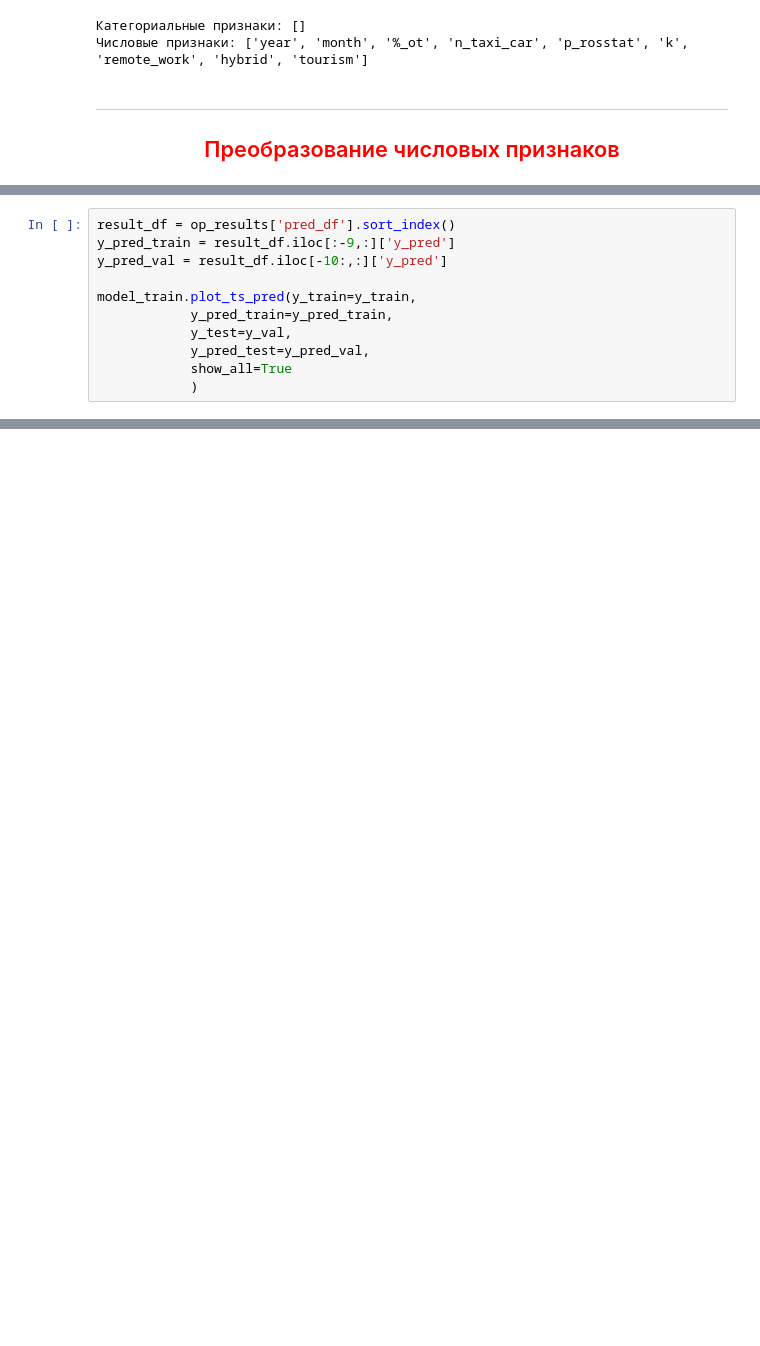
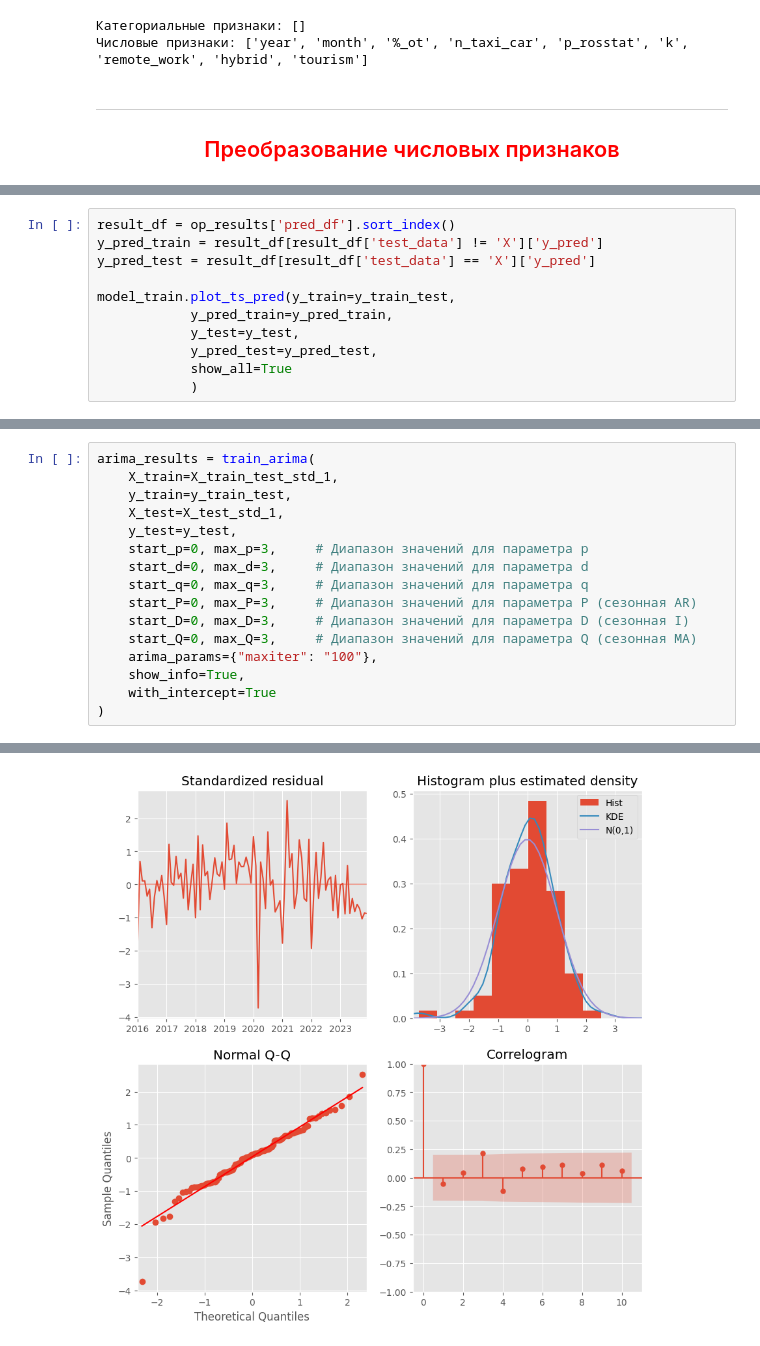
Before and after one commit to NazarovMichail/ds_nms, a Jupyter notebook: data_ts_test.ipynb, the cells around one changed output, grey strips where cells are left out. Drawn from its saved outputs; the diff is of its cells as text; blank space fills up the shorter version.

```diff
--- a/data_ts_test.ipynb
+++ b/data_ts_test.ipynb
@@ -261,12 +317,12 @@ display(op_results['test_metrics'])
 # %%
 result_df = op_results['pred_df'].sort_index()
-y_pred_train = result_df.iloc[:-9,:]['y_pred']
-y_pred_val = result_df.iloc[-10:,:]['y_pred']
+y_pred_train = result_df[result_df['test_data'] != 'X']['y_pred']
+y_pred_test = result_df[result_df['test_data'] == 'X']['y_pred']
 
-model_train.plot_ts_pred(y_train=y_train,
+model_train.plot_ts_pred(y_train=y_train_test,
             y_pred_train=y_pred_train,
-            y_test=y_val,
-            y_pred_test=y_pred_val,
+            y_test=y_test,
+            y_pred_test=y_pred_test,
             show_all=True
             )
 # %% [output]
@@ -307,0 +478,17 @@ model_train.get_importances_barplot(X=X_train_std_1,
+# %%
+arima_results = train_arima(
+    X_train=X_train_test_std_1,
+    y_train=y_train_test,
+    X_test=X_test_std_1,
+    y_test=y_test,
+    start_p=0, max_p=3,     # Диапазон значений для параметра p
+    start_d=0, max_d=3,     # Диапазон значений для параметра d
+    start_q=0, max_q=3,     # Диапазон значений для параметра q
+    start_P=0, max_P=3,     # Диапазон значений для параметра P (сезонная AR)
+    start_D=0, max_D=3,     # Диапазон значений для параметра D (сезонная I)
+    start_Q=0, max_Q=3,     # Диапазон значений для параметра Q (сезонная MA)
+    arima_params={"maxiter": "100"},
+    show_info=True,
+    with_intercept=True
+)
+# %% [output]
@@ -307,0 +512 @@ model_train.get_importances_barplot(X=X_train_std_1,
+[figure, added]
```
Also changed, not shown: parts of 40 cells of this notebook, 2 other files.
